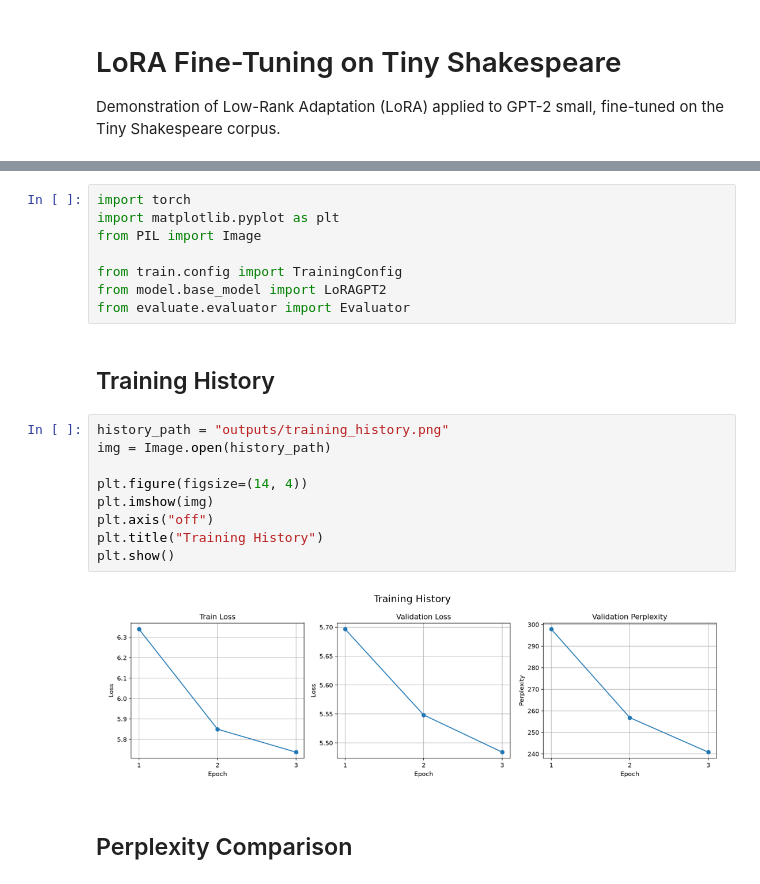
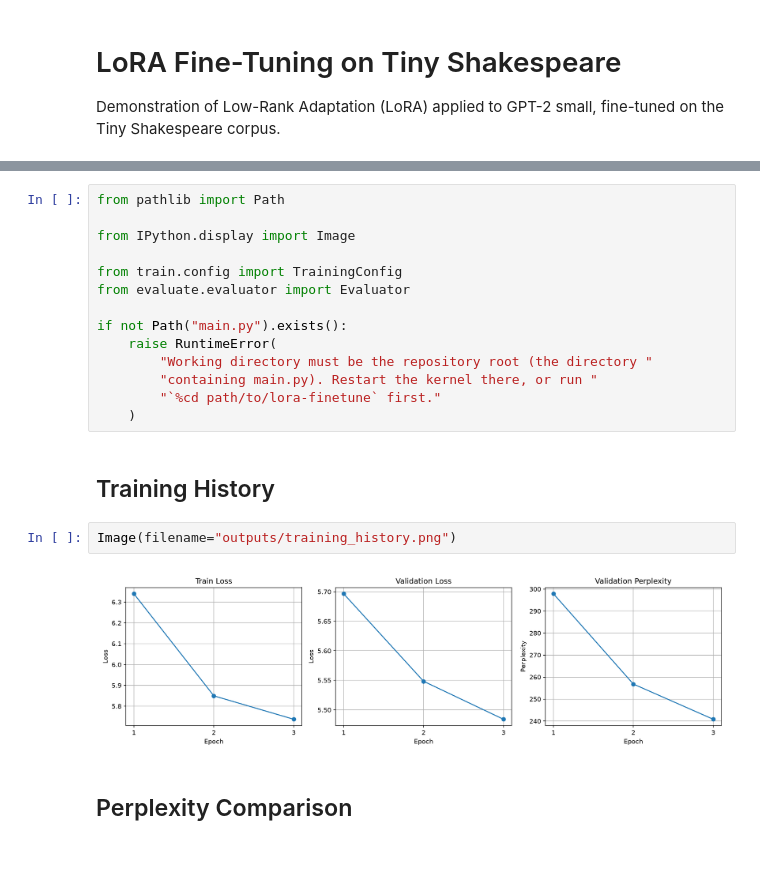
Before and after one commit to FraViss/lora-finetune, a Jupyter notebook: demo.ipynb, the cells around one changed output, grey strips where cells are left out. Drawn from its saved outputs; the diff is of its cells as text; blank space fills up the shorter version.

```diff
--- a/demo.ipynb
+++ b/demo.ipynb
@@ -6,24 +11,23 @@ fine-tuned on the Tiny Shakespeare corpus.
 # %%
-import torch
-import matplotlib.pyplot as plt
-from PIL import Image
+from pathlib import Path
+
+from IPython.display import Image
 
 from train.config import TrainingConfig
-from model.base_model import LoRAGPT2
 from evaluate.evaluator import Evaluator
+
+if not Path("main.py").exists():
+    raise RuntimeError(
+        "Working directory must be the repository root (the directory "
+        "containing main.py). Restart the kernel there, or run "
+        "`%cd path/to/lora-finetune` first."
+    )
 # %% [markdown]
 ## Training History
 # %%
-history_path = "outputs/training_history.png"
-img = Image.open(history_path)
-
-plt.figure(figsize=(14, 4))
-plt.imshow(img)
-plt.axis("off")
-plt.title("Training History")
-plt.show()
+Image(filename="outputs/training_history.png")
 # %% [output]
-[figure, old version]
+[figure, new version]
 # %% [markdown]
 ## Perplexity Comparison
 # %%
```
Also changed, not shown: parts of 2 cells of this notebook, 5 other files.
